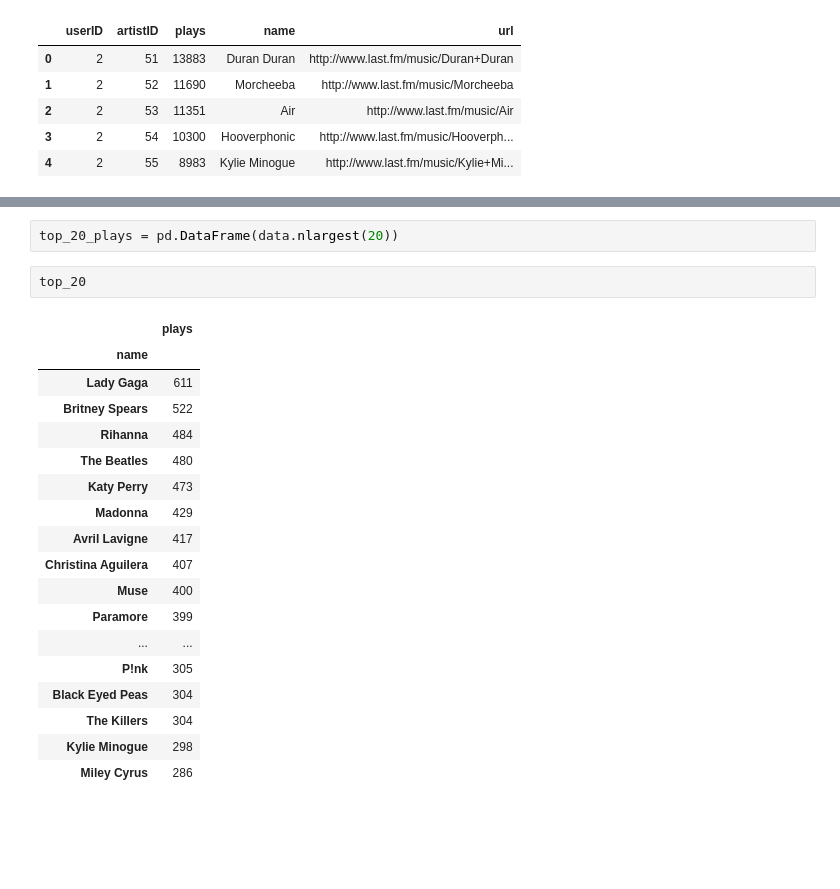
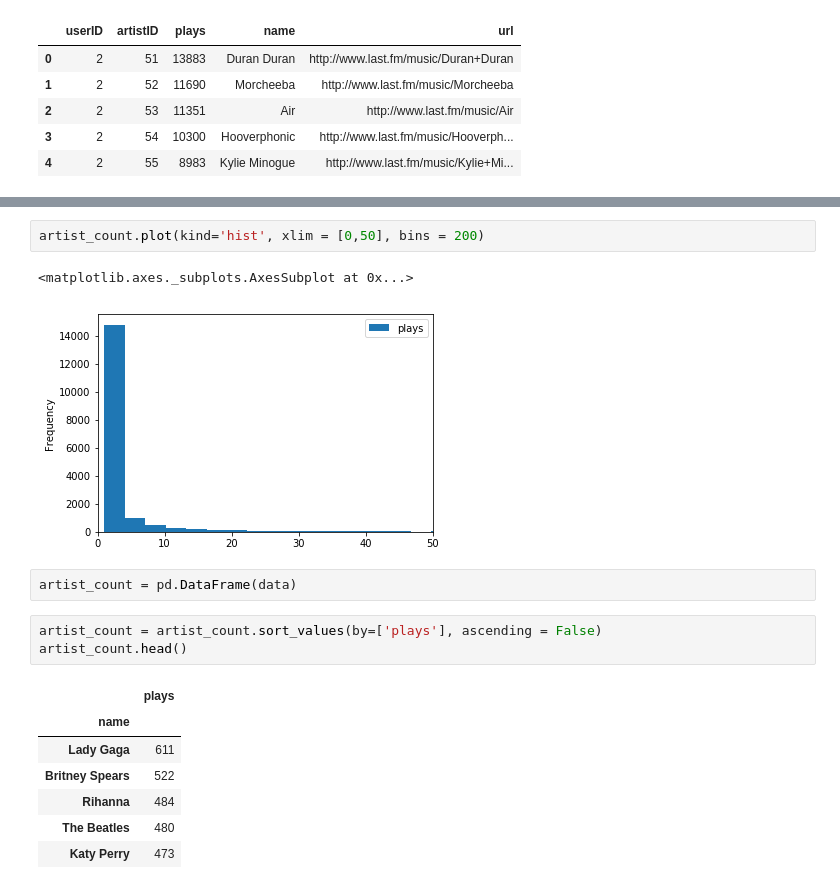
Before and after one commit to softserveslayer/mod_4_artist_recommender, a Jupyter notebook: Recommender_EDA.ipynb, the cells around one changed output, grey strips where cells are left out. Saved outputs shown, nothing was run; the diff lists cells and outputs as text; blank space fills up the shorter version.

```diff
--- a/Recommender_EDA.ipynb
+++ b/Recommender_EDA.ipynb
@@ -52,23 +36,18 @@ data = users_artists.groupby('name')['plays'].count()
+# %%
+artist_count.plot(kind='hist', xlim = [0,50], bins = 200)
+# %% [output]
+<matplotlib.axes._subplots.AxesSubplot at 0x...>
+[figure, added]
 # %%
-top_20_plays = pd.DataFrame(data.nlargest(20))
+artist_count = pd.DataFrame(data)
-# %%
-top_20
-# %% [output]
-|  | plays |
-| name |  |
-| Lady Gaga | 611 |
-| Britney Spears | 522 |
-| Rihanna | 484 |
-| The Beatles | 480 |
-| Katy Perry | 473 |
-| Madonna | 429 |
-| Avril Lavigne | 417 |
-| Christina Aguilera | 407 |
-| Muse | 400 |
-| Paramore | 399 |
-| ... | ... |
-| P!nk | 305 |
-| Black Eyed Peas | 304 |
-| The Killers | 304 |
-| Kylie Minogue | 298 |
-| Miley Cyrus | 286 |
+# %%
+artist_count = artist_count.sort_values(by=['plays'], ascending = False)
+artist_count.head()
+# %% [output]
+|  | plays |
+| name |  |
+| Lady Gaga | 611 |
+| Britney Spears | 522 |
+| Rihanna | 484 |
+| The Beatles | 480 |
+| Katy Perry | 473 |
```
Also changed, not shown: parts of 16 cells of this notebook, 4 other files.
